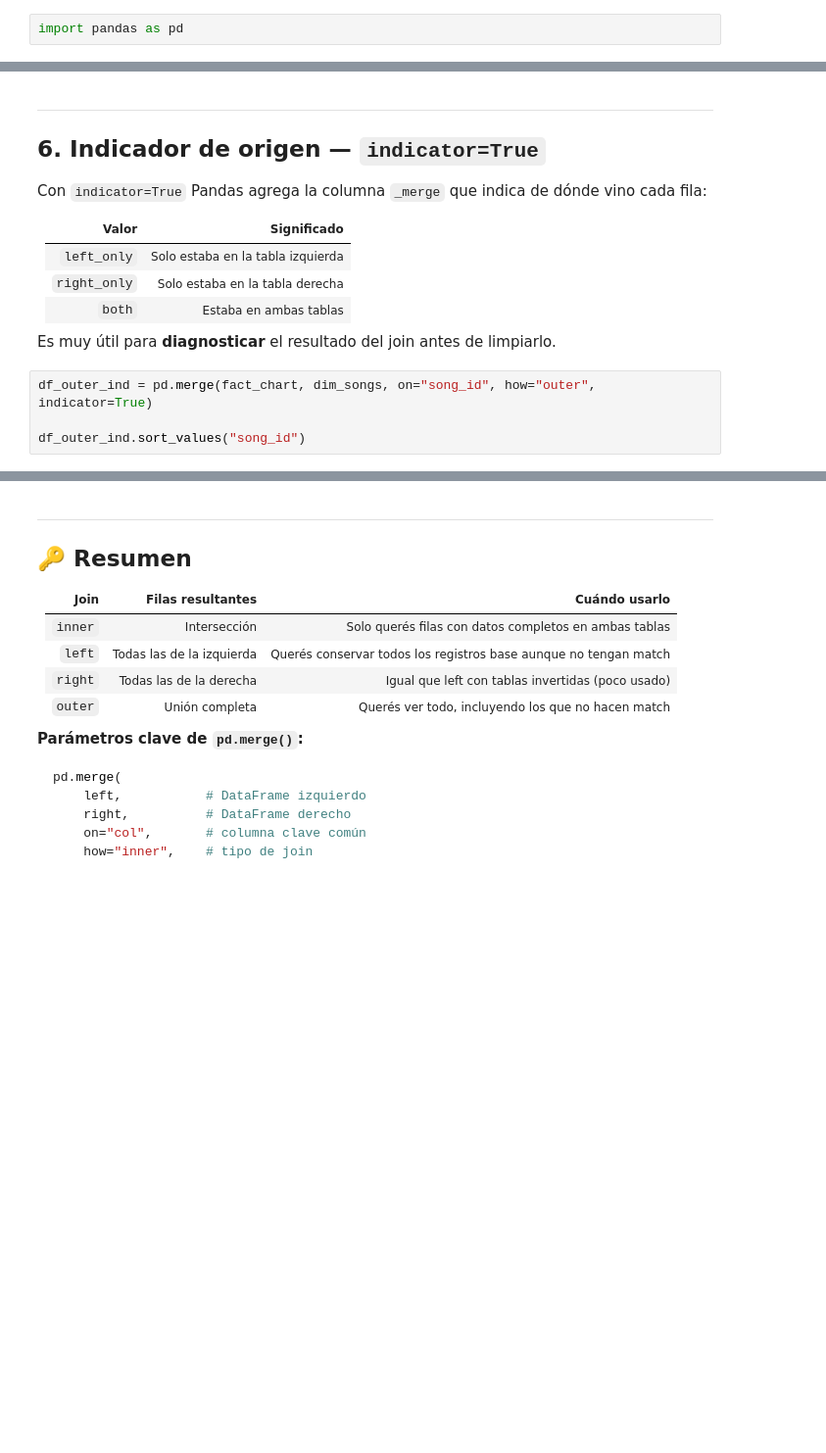
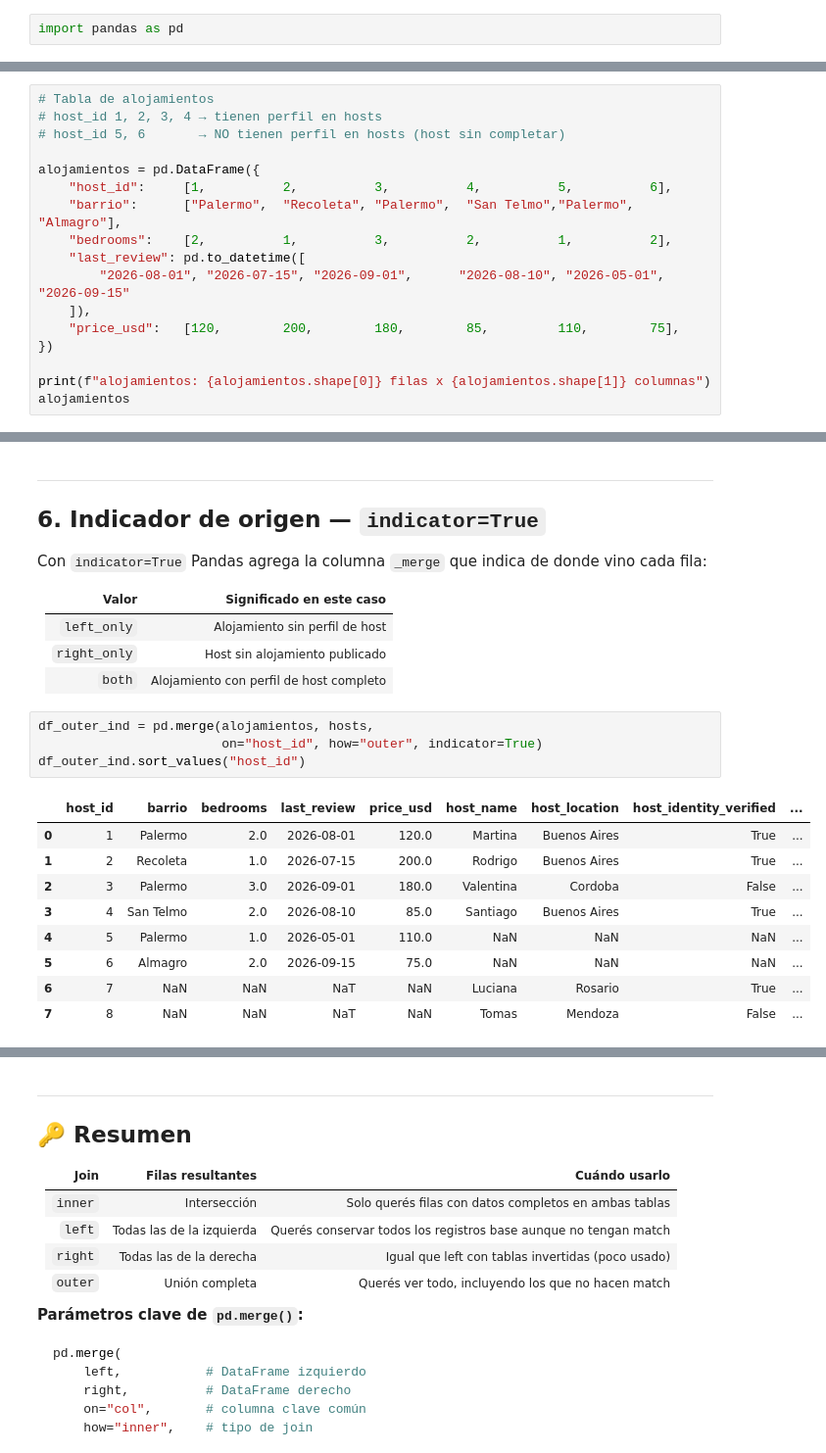
Before and after one commit to UADE-Python-Data-Science/583433_repo_oficial, a Jupyter notebook: Unidad_5/U5_NB2_Merge_intro.ipynb, the cells around one changed output, grey strips where cells are left out. Shown at 98% size. Cells and saved outputs as stored; diff of their text form; blank space fills up the shorter version.

```diff
--- a/Unidad_5/U5_NB2_Merge_intro.ipynb
+++ b/Unidad_5/U5_NB2_Merge_intro.ipynb
@@ -84,0 +54,17 @@ dim_songs
+# %%
+# Tabla de alojamientos
+# host_id 1, 2, 3, 4 → tienen perfil en hosts
+# host_id 5, 6       → NO tienen perfil en hosts (host sin completar)
+
+alojamientos = pd.DataFrame({
+    "host_id":     [1,          2,          3,          4,          5,          6],
+    "barrio":      ["Palermo",  "Recoleta", "Palermo",  "San Telmo","Palermo",  "Almagro"],
+    "bedrooms":    [2,          1,          3,          2,          1,          2],
+    "last_review": pd.to_datetime([
+        "2026-08-01", "2026-07-15", "2026-09-01",      "2026-08-10", "2026-05-01", "2026-09-15"
+    ]),
+    "price_usd":   [120,        200,        180,        85,         110,        75],
+})
+
+print(f"alojamientos: {alojamientos.shape[0]} filas x {alojamientos.shape[1]} columnas")
+alojamientos
@@ -162,19 +235,27 @@ df_outer.sort_values("song_id")
 ---
 ## 6. Indicador de origen — `indicator=True`
 
-Con `indicator=True` Pandas agrega la columna `_merge` que indica de dónde vino cada fila:
+Con `indicator=True` Pandas agrega la columna `_merge` que indica de donde vino cada fila:
 
-| Valor | Significado |
+| Valor | Significado en este caso |
 |---|---|
-| `left_only`  | Solo estaba en la tabla izquierda |
-| `right_only` | Solo estaba en la tabla derecha |
-| `both`       | Estaba en ambas tablas |
-
-Es muy útil para **diagnosticar** el resultado del join antes de limpiarlo.
+| `left_only`  | Alojamiento sin perfil de host |
+| `right_only` | Host sin alojamiento publicado |
+| `both`       | Alojamiento con perfil de host completo |
 # %%
-df_outer_ind = pd.merge(fact_chart, dim_songs, on="song_id", how="outer", indicator=True)
-
-df_outer_ind.sort_values("song_id")
+df_outer_ind = pd.merge(alojamientos, hosts,
+                        on="host_id", how="outer", indicator=True)
+df_outer_ind.sort_values("host_id")
+# %% [output]
+|  | host_id | barrio | bedrooms | last_review | price_usd | host_name | host_location | host_identity_verified | ... |
+| 0 | 1 | Palermo | 2.0 | 2026-08-01 | 120.0 | Martina | Buenos Aires | True | ... |
+| 1 | 2 | Recoleta | 1.0 | 2026-07-15 | 200.0 | Rodrigo | Buenos Aires | True | ... |
+| 2 | 3 | Palermo | 3.0 | 2026-09-01 | 180.0 | Valentina | Cordoba | False | ... |
+| 3 | 4 | San Telmo | 2.0 | 2026-08-10 | 85.0 | Santiago | Buenos Aires | True | ... |
+| 4 | 5 | Palermo | 1.0 | 2026-05-01 | 110.0 | NaN | NaN | NaN | ... |
+| 5 | 6 | Almagro | 2.0 | 2026-09-15 | 75.0 | NaN | NaN | NaN | ... |
+| 6 | 7 | NaN | NaN | NaT | NaN | Luciana | Rosario | True | ... |
+| 7 | 8 | NaN | NaN | NaT | NaN | Tomas | Mendoza | False | ... |
 # %%
 # Resumen por origen
 df_outer_ind["_merge"].value_counts()
```
Also changed, not shown: parts of 24 cells of this notebook, 3 other files.
